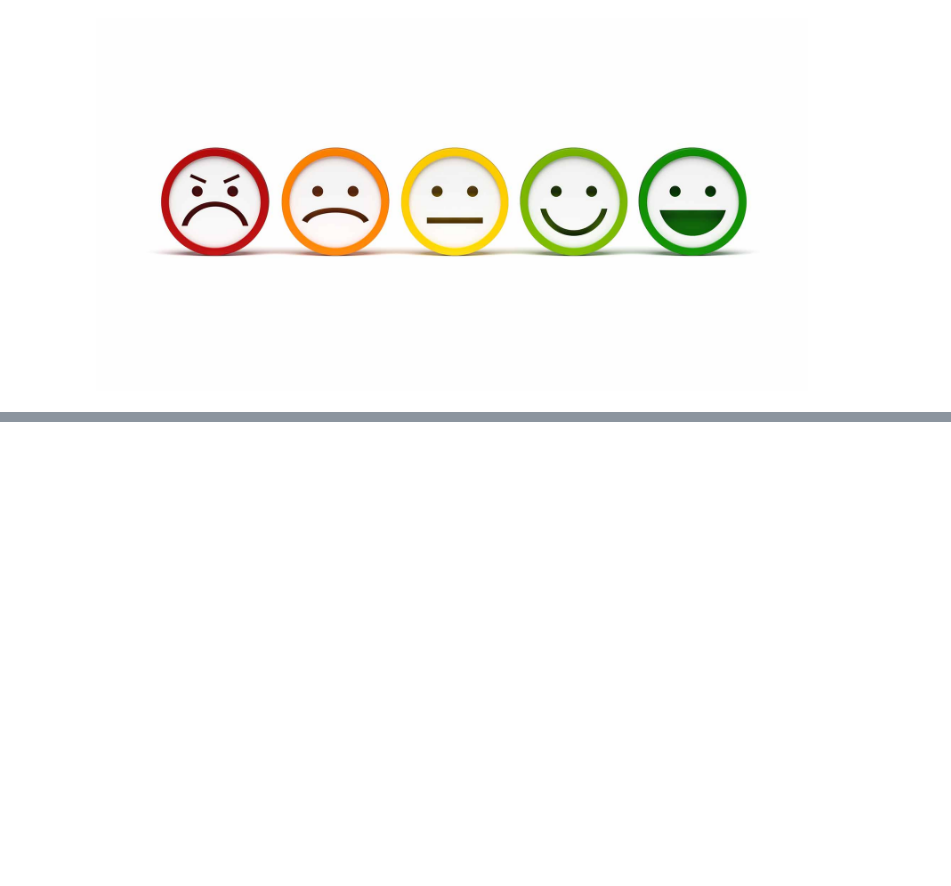
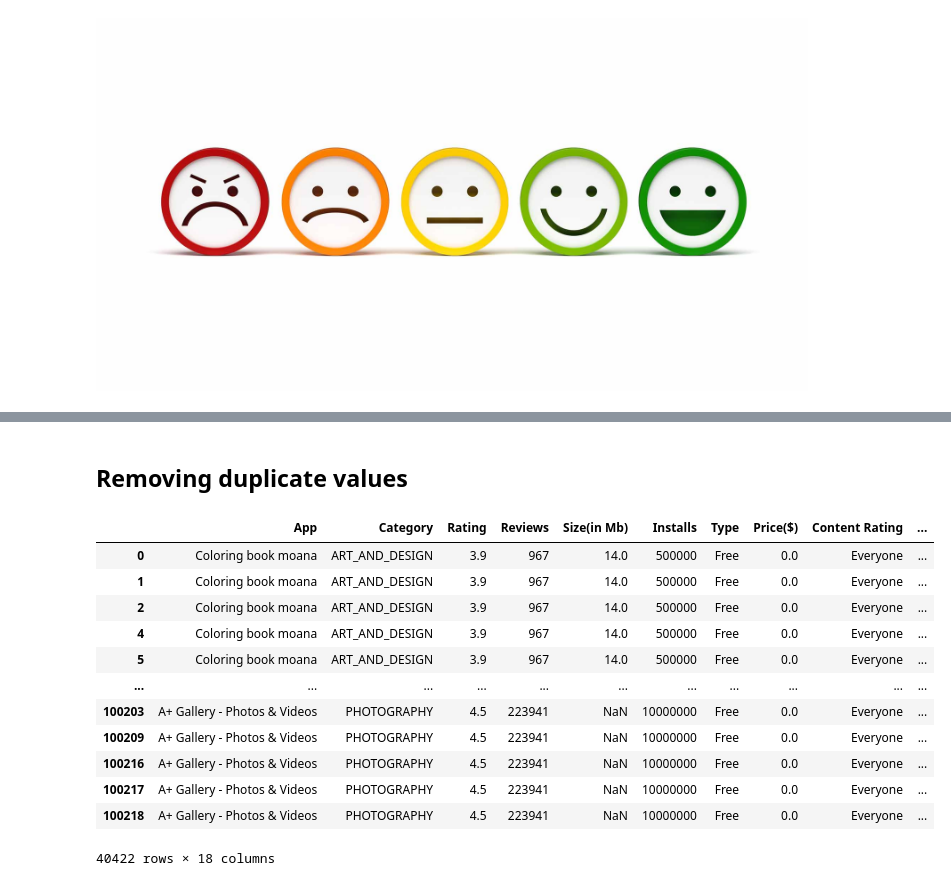
Before and after one commit to amol004/Google-Play-Store-EDA, a Jupyter notebook: Capstone_Project_Google_play_store_review_analysis_(EDA)_Notebook_{Amol_Thakur}.ipynb, the cells around one changed output, grey strips where cells are left out. Cells and saved outputs as stored; diff of their text form; code cells hidden in the pictures; blank space fills up the shorter version.

```diff
--- a/Capstone_Project_Google_play_store_review_analysis_(EDA)_Notebook_{Amol_Thakur}.ipynb
+++ b/Capstone_Project_Google_play_store_review_analysis_(EDA)_Notebook_{Amol_Thakur}.ipynb
@@ -1047,0 +1263,20 @@ sns.pairplot(req_cols, hue ='Type',palette="CMRmap");
+# %% [markdown]
+## **Removing duplicate values**
+# %%
+# Dropping duplicate values while retaning the first value in our dataframe
+play_df=play_df.drop_duplicates(keep='first')
+play_df
+# %% [output]
+|  | App | Category | Rating | Reviews | Size(in Mb) | Installs | Type | Price($) | Content Rating | ... |
+| 0 | Coloring book moana | ART_AND_DESIGN | 3.9 | 967 | 14.0 | 500000 | Free | 0.0 | Everyone | ... |
+| 1 | Coloring book moana | ART_AND_DESIGN | 3.9 | 967 | 14.0 | 500000 | Free | 0.0 | Everyone | ... |
+| 2 | Coloring book moana | ART_AND_DESIGN | 3.9 | 967 | 14.0 | 500000 | Free | 0.0 | Everyone | ... |
+| 4 | Coloring book moana | ART_AND_DESIGN | 3.9 | 967 | 14.0 | 500000 | Free | 0.0 | Everyone | ... |
+| 5 | Coloring book moana | ART_AND_DESIGN | 3.9 | 967 | 14.0 | 500000 | Free | 0.0 | Everyone | ... |
+| ... | ... | ... | ... | ... | ... | ... | ... | ... | ... | ... |
+| 100203 | A+ Gallery - Photos & Videos | PHOTOGRAPHY | 4.5 | 223941 | NaN | 10000000 | Free | 0.0 | Everyone | ... |
+| 100209 | A+ Gallery - Photos & Videos | PHOTOGRAPHY | 4.5 | 223941 | NaN | 10000000 | Free | 0.0 | Everyone | ... |
+| 100216 | A+ Gallery - Photos & Videos | PHOTOGRAPHY | 4.5 | 223941 | NaN | 10000000 | Free | 0.0 | Everyone | ... |
+| 100217 | A+ Gallery - Photos & Videos | PHOTOGRAPHY | 4.5 | 223941 | NaN | 10000000 | Free | 0.0 | Everyone | ... |
+| 100218 | A+ Gallery - Photos & Videos | PHOTOGRAPHY | 4.5 | 223941 | NaN | 10000000 | Free | 0.0 | Everyone | ... |
+40422 rows × 18 columns
```
Also changed, not shown: parts of 28 cells of this notebook.
